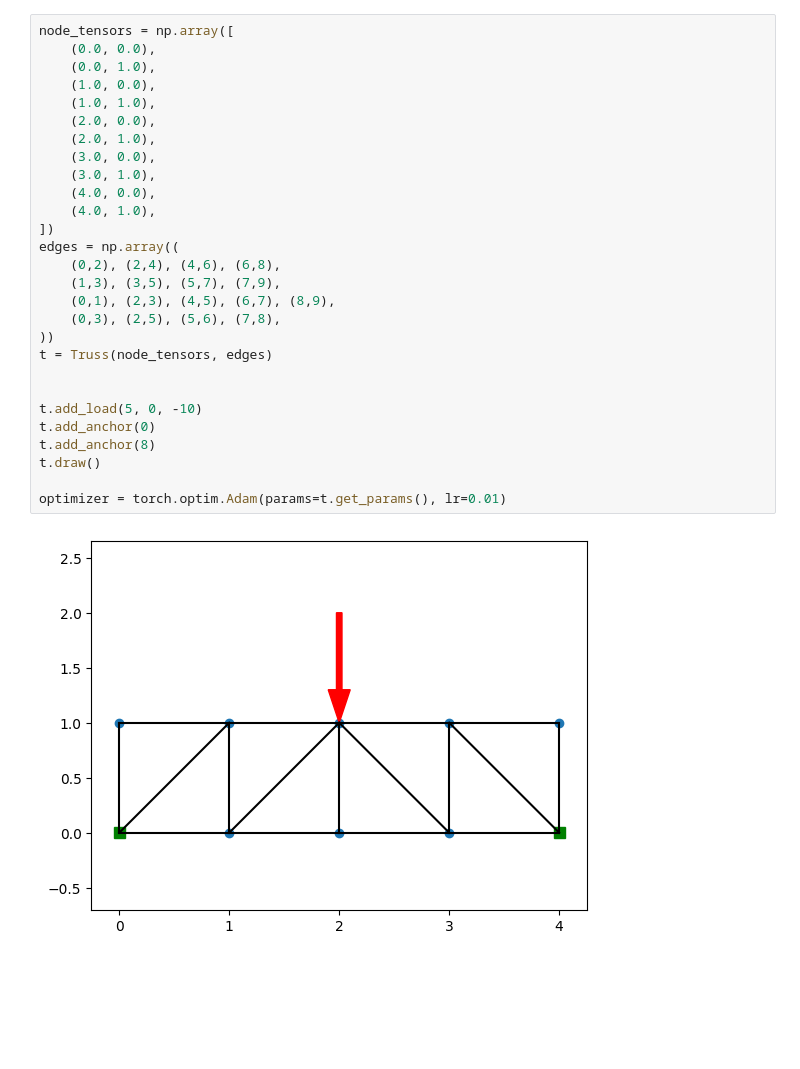
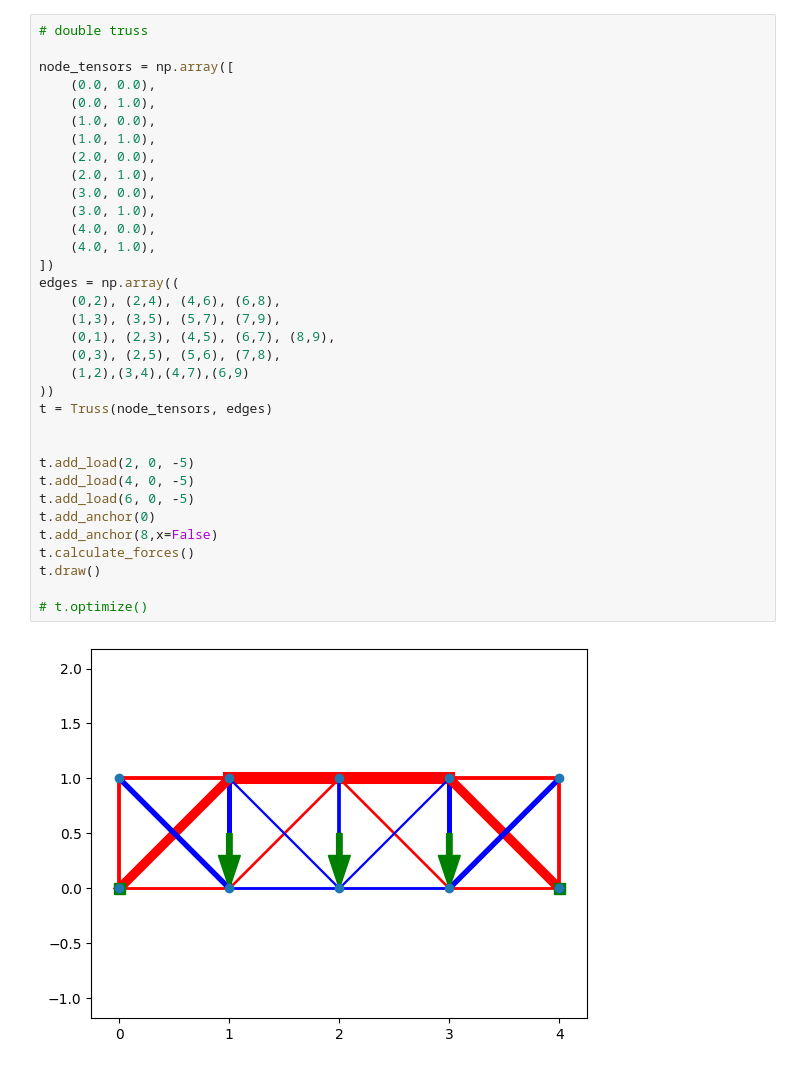
Before and after one commit to eschluntz/PytorchBridge, a Jupyter notebook: truss.ipynb, the cells around one changed output. Drawn from its saved outputs; the diff is of its cells as text; blank space fills up the shorter version.

```diff
--- a/truss.ipynb
+++ b/truss.ipynb
@@ -196,30 +265,36 @@ t.draw()
 # %%
+# double truss
+
 node_tensors = np.array([
     (0.0, 0.0),
     (0.0, 1.0),
     (1.0, 0.0),
     (1.0, 1.0),
     (2.0, 0.0),
     (2.0, 1.0),
     (3.0, 0.0),
     (3.0, 1.0),
     (4.0, 0.0),
     (4.0, 1.0),
 ])
 edges = np.array((
     (0,2), (2,4), (4,6), (6,8),
     (1,3), (3,5), (5,7), (7,9),
     (0,1), (2,3), (4,5), (6,7), (8,9),
     (0,3), (2,5), (5,6), (7,8),
+    (1,2),(3,4),(4,7),(6,9)
 ))
 t = Truss(node_tensors, edges)
 
 
-t.add_load(5, 0, -10)
+t.add_load(2, 0, -5)
+t.add_load(4, 0, -5)
+t.add_load(6, 0, -5)
 t.add_anchor(0)
-t.add_anchor(8)
+t.add_anchor(8,x=False)
+t.calculate_forces()
 t.draw()
 
-optimizer = torch.optim.Adam(params=t.get_params(), lr=0.01)
+# t.optimize()
 # %% [output]
-[figure, old version]
+[figure, new version]
```
Also changed, not shown: parts of 11 cells of this notebook, 2 other files.
